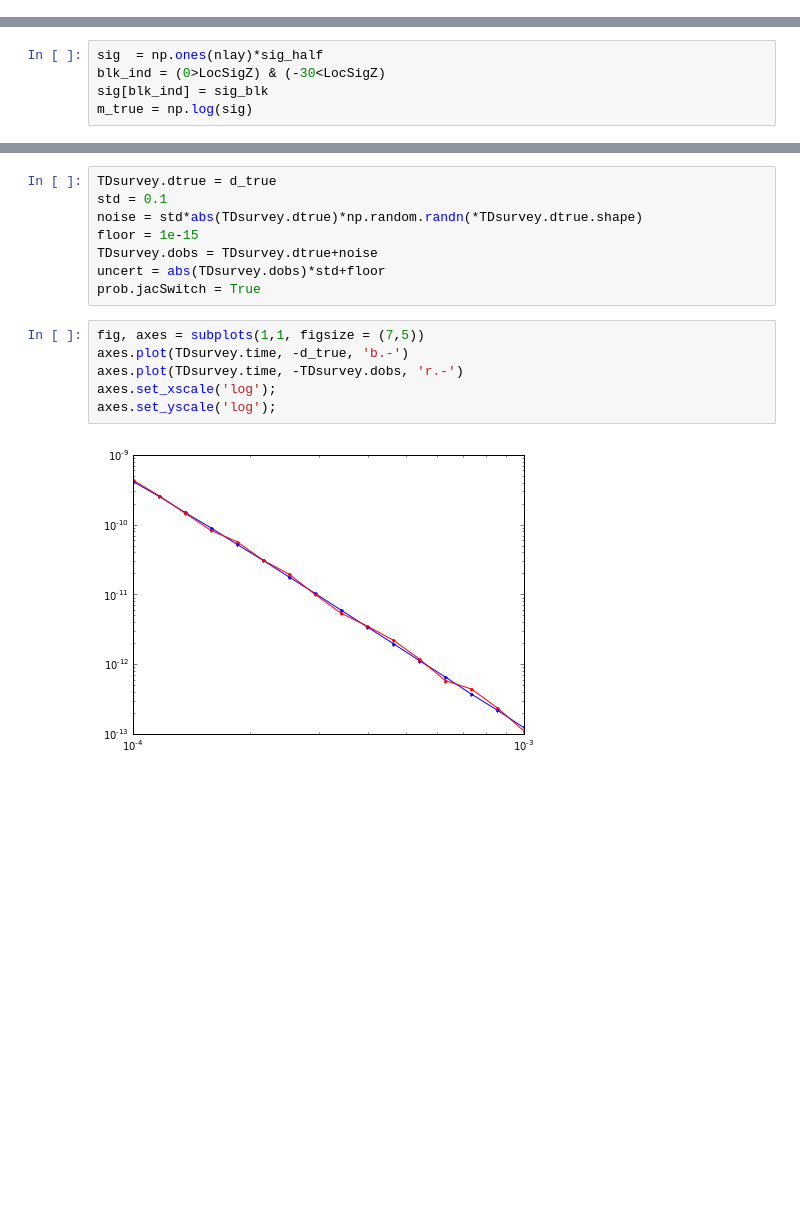
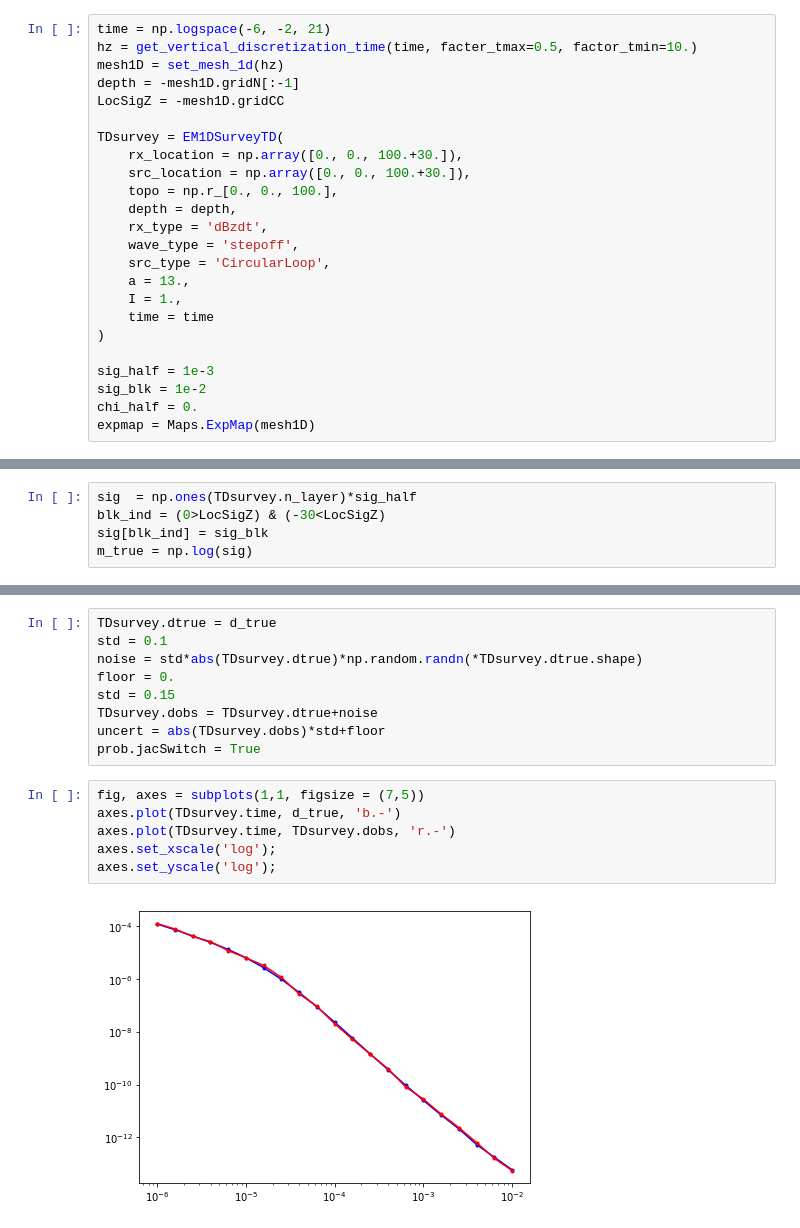
Before and after one commit to simpeg/simpegEM1D, a Jupyter notebook: simpegem1d/notebooks/EM1D_inversion_TD_layers.ipynb, the cells around one changed output, grey strips where cells are left out. Cells and saved outputs as stored; diff of their text form; blank space fills up the shorter version.

Commit message:
working on time domain code
- use empymod for frequency to time transform
- fittermann's approach for piecewise linear waveform

```diff
--- a/simpegem1d/notebooks/EM1D_inversion_TD_layers.ipynb
+++ b/simpegem1d/notebooks/EM1D_inversion_TD_layers.ipynb
@@ -39,0 +8,24 @@ AttributeError: module 'simpegem1d.BaseEM1D' has no attribute 'BaseEM1DMap'
+# %%
+time = np.logspace(-6, -2, 21)
+hz = get_vertical_discretization_time(time, facter_tmax=0.5, factor_tmin=10.)
+mesh1D = set_mesh_1d(hz)
+depth = -mesh1D.gridN[:-1]
+LocSigZ = -mesh1D.gridCC
+
+TDsurvey = EM1DSurveyTD(
+    rx_location = np.array([0., 0., 100.+30.]),
+    src_location = np.array([0., 0., 100.+30.]),
+    topo = np.r_[0., 0., 100.],
+    depth = depth,
+    rx_type = 'dBzdt',
+    wave_type = 'stepoff',
+    src_type = 'CircularLoop',
+    a = 13.,
+    I = 1.,
+    time = time
+)
+
+sig_half = 1e-3
+sig_blk = 1e-2
+chi_half = 0.
+expmap = Maps.ExpMap(mesh1D)
@@ -40,5 +34,5 @@ AttributeError: module 'simpegem1d.BaseEM1D' has no attribute 'BaseEM1DMap'
 # %%
-sig  = np.ones(nlay)*sig_half
+sig  = np.ones(TDsurvey.n_layer)*sig_half
 blk_ind = (0>LocSigZ) & (-30<LocSigZ)
 sig[blk_ind] = sig_blk
 m_true = np.log(sig)
@@ -75,17 +78,18 @@ axes.set_yscale('log');
 TDsurvey.dtrue = d_true
 std = 0.1
 noise = std*abs(TDsurvey.dtrue)*np.random.randn(*TDsurvey.dtrue.shape)
-floor = 1e-15
+floor = 0.
+std = 0.15
 TDsurvey.dobs = TDsurvey.dtrue+noise
 uncert = abs(TDsurvey.dobs)*std+floor
 prob.jacSwitch = True
 # %%
 fig, axes = subplots(1,1, figsize = (7,5))
-axes.plot(TDsurvey.time, -d_true, 'b.-')
-axes.plot(TDsurvey.time, -TDsurvey.dobs, 'r.-')
+axes.plot(TDsurvey.time, d_true, 'b.-')
+axes.plot(TDsurvey.time, TDsurvey.dobs, 'r.-')
 axes.set_xscale('log');
 axes.set_yscale('log');
 # %% [output]
-[figure, old version]
+[figure, new version]
 # %%
 dmisfit = DataMisfit.l2_DataMisfit(TDsurvey)
```
Also changed, not shown: parts of 18 cells of this notebook, 12 other files.
